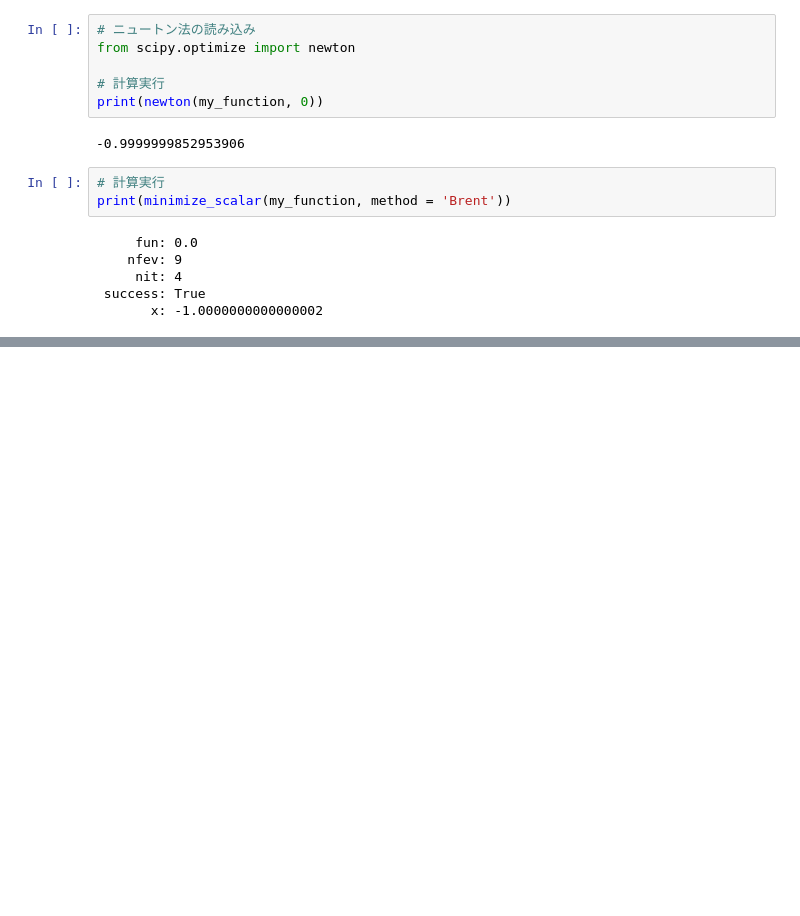
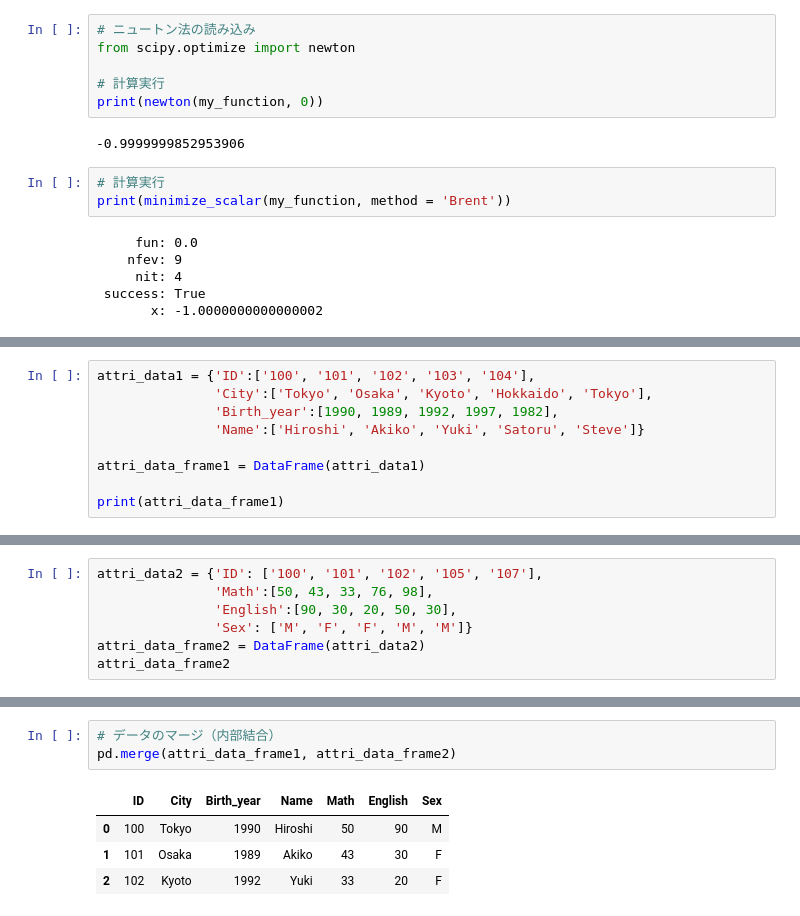
Before and after one commit to HidehikoMURAO/Data-Scientist-Training-Course, a Jupyter notebook: Chapter 2.ipynb, the cells around one changed output, grey strips where cells are left out. Drawn from its saved outputs; the diff is of its cells as text; blank space fills up the shorter version.

```diff
--- a/Chapter 2.ipynb
+++ b/Chapter 2.ipynb
@@ -258,0 +303,9 @@ print(minimize_scalar(my_function, method = 'Brent'))
+# %%
+attri_data1 = {'ID':['100', '101', '102', '103', '104'],
+               'City':['Tokyo', 'Osaka', 'Kyoto', 'Hokkaido', 'Tokyo'],
+               'Birth_year':[1990, 1989, 1992, 1997, 1982],
+               'Name':['Hiroshi', 'Akiko', 'Yuki', 'Satoru', 'Steve']}
+
+attri_data_frame1 = DataFrame(attri_data1)
+
+print(attri_data_frame1)
@@ -258,0 +400,7 @@ print(minimize_scalar(my_function, method = 'Brent'))
+# %%
+attri_data2 = {'ID': ['100', '101', '102', '105', '107'],
+               'Math':[50, 43, 33, 76, 98],
+               'English':[90, 30, 20, 50, 30],
+               'Sex': ['M', 'F', 'F', 'M', 'M']}
+attri_data_frame2 = DataFrame(attri_data2)
+attri_data_frame2
@@ -258,0 +414,8 @@ print(minimize_scalar(my_function, method = 'Brent'))
+# %%
+# データのマージ（内部結合）
+pd.merge(attri_data_frame1, attri_data_frame2)
+# %% [output]
+|  | ID | City | Birth_year | Name | Math | English | Sex |
+| 0 | 100 | Tokyo | 1990 | Hiroshi | 50 | 90 | M |
+| 1 | 101 | Osaka | 1989 | Akiko | 43 | 30 | F |
+| 2 | 102 | Kyoto | 1992 | Yuki | 33 | 20 | F |
```
Also changed, not shown: parts of 28 cells of this notebook.
